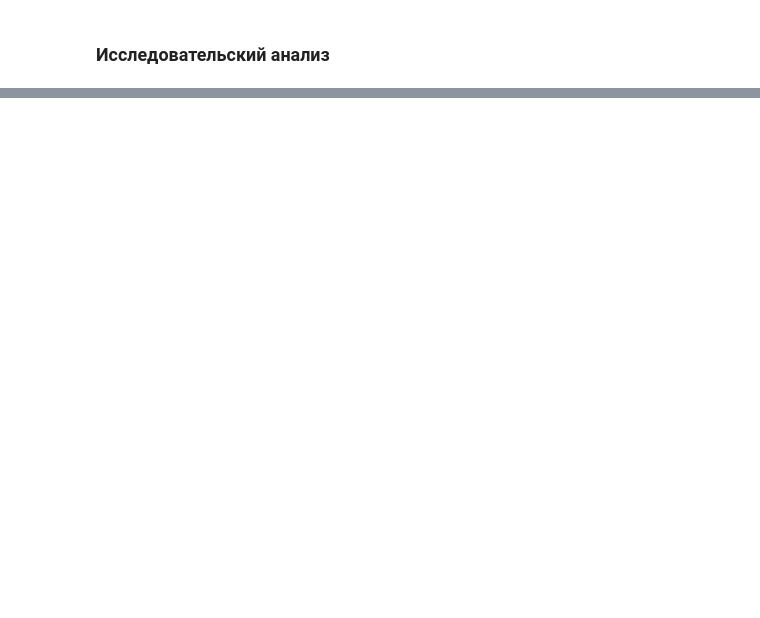
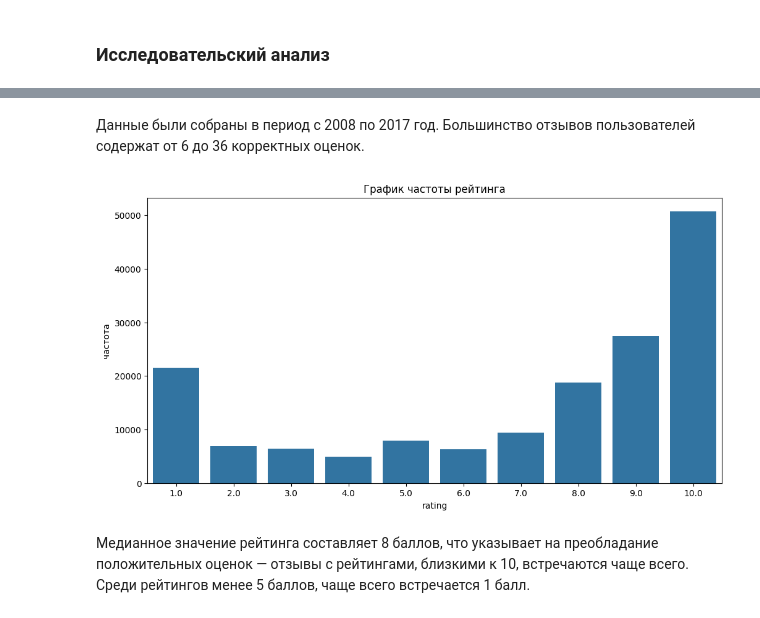
Before and after one commit to serguntsov/DRUG_FEEDBACK_NLP, a Jupyter notebook: MediSentiment.ipynb, the cells around one changed output, grey strips where cells are left out. Drawn from its saved outputs; the diff is of its cells as text; code cells hidden in the pictures; blank space fills up the shorter version.

```diff
--- a/MediSentiment.ipynb
+++ b/MediSentiment.ipynb
@@ -125,3 +143,5 @@ drugs_data.duplicated(subset=["id"]).sum()
 np.int64(0)
 # %% [markdown]
 В тренировочном датасете отсутствуют неявные дубликаты.
+# %%
+drugs_data.dropna(axis=0, inplace=True)
@@ -150,7 +175,8 @@ I&#039;ve never had acne problems in my life, and immediately broke out after ge
 # Функция для очистки отзывов пользователей
 def get_clean_text(row_review):
     row_review = row_review.replace('&#039;', "'")
-    row_review = re.sub(r'[(),.!?]', '', row_review)
+    row_review = re.sub(r'[(),.!?@\\;"]', '', row_review)
+    row_review = re.sub(r'[/-]', ' ', row_review)
     row_review = re.sub(r'\s+', ' ', row_review)
     return row_review.lower()
 # %%
@@ -162,0 +215,13 @@ drugs_data_test['review'] = drugs_data_test['review'].apply(get_clean_text)
+# %% [markdown]
+Данные были собраны в период с 2008 по 2017 год. Большинство отзывов пользователей содержат от 6 до 36 корректных оценок.
+# %%
+plt.figure(figsize=(12, 6))
+plt.title('График частоты рейтинга')
+
+sns.countplot(data=drugs_data, x='rating')
+plt.ylabel('частота')
+plt.show()
+# %% [output]
+[figure, added]
+# %% [markdown]
+Медианное значение рейтинга составляет 8 баллов, что указывает на преобладание положительных оценок — отзывы с рейтингами, близкими к 10, встречаются чаще всего. Среди рейтингов менее 5 баллов, чаще всего встречается 1 балл.
```
Also changed, not shown: parts of 17 cells of this notebook.
